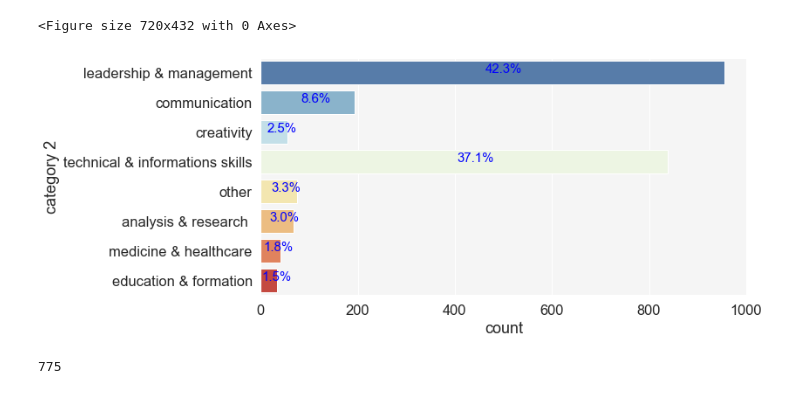
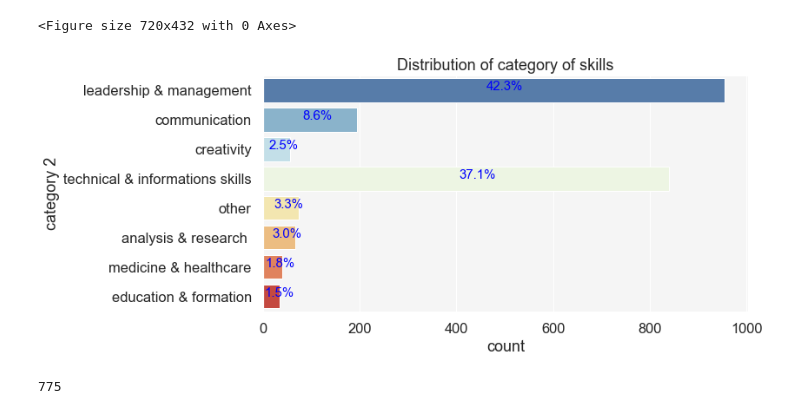
Before and after one commit to B1o0b1/Ayiti_analytics_capstone_project, a Jupyter notebook: initial_notebook.ipynb, the cells around one changed output. Saved outputs shown, nothing was run; the diff lists cells and outputs as text; code cells hidden in the pictures.

```diff
--- a/initial_notebook.ipynb
+++ b/initial_notebook.ipynb
@@ -1338,17 +1338,18 @@ ax.barh(skill_demo.index, skill_demo['category count'])
 # %%
 import seaborn as sns
 sns.set(rc={'figure.figsize':(10,5)}, font_scale=1.5)
 sns.set_style({'axes.facecolor':'whitesmoke', })
 
 ax = sns.countplot(y="category 2", palette = 'RdYlBu_r',  data=newskill_df)
+ax.set_title("Distribution of category of skills")
 total = len(newskill_df["category 2"])
 for p in ax.patches:
         percentage = '{:.1f}%'.format(100 * p.get_width()/total)
         x = p.get_x() + p.get_width()/2-15
         y = p.get_y() + p.get_height()/2
         ax.annotate(percentage, (x, y),fontsize=15,color="blue")
 # %% [output]
-[figure, old version]
+[figure, new version]
 # %%
 newskill_df['profile'].nunique()
 # %% [output]
```
Also changed, not shown: parts of 46 cells of this notebook, 1 other file.
